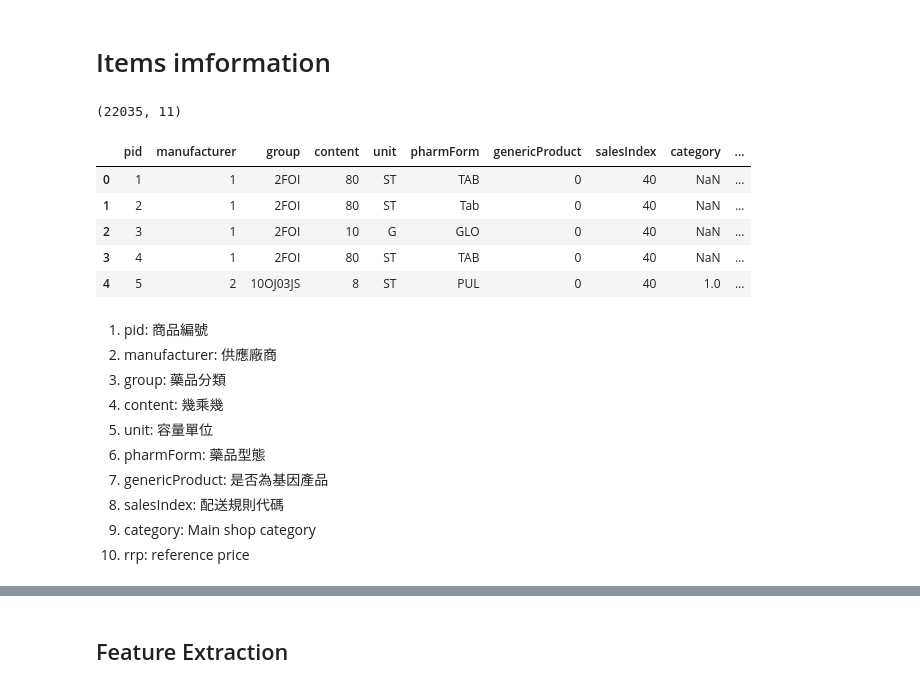
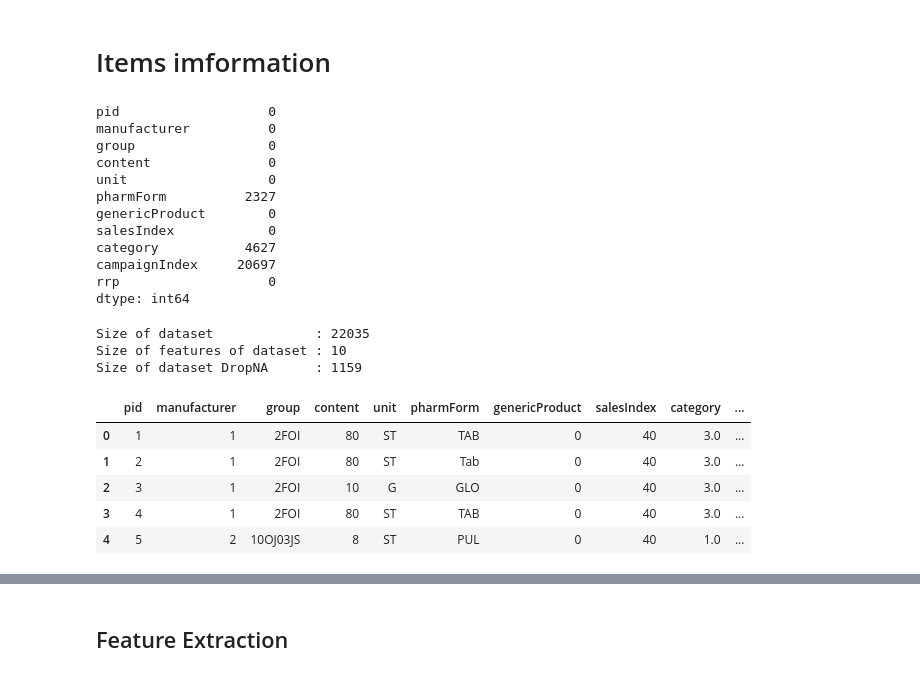
Before and after one commit to t830506/Data_Mining_Cup, a Jupyter notebook: 1. DMC feature extraction and ml.ipynb, the cells around one changed output, grey strips where cells are left out. Drawn from its saved outputs; the diff is of its cells as text; code cells hidden in the pictures.

```diff
--- a/1. DMC feature extraction and ml.ipynb
+++ b/1. DMC feature extraction and ml.ipynb
@@ -23,25 +31,57 @@ di.display_html('<script>jQuery(function() {if (jQuery("body.notebook_app").leng
+# %%
+def missing(df):
+    display(df.isnull().sum())
+    df1 = df.dropna()
+    df = df.drop(["campaignIndex"], axis=1)
+    df.pharmForm = df.pharmForm.fillna( value=df[~(df['pharmForm'].isnull())].pharmForm.mode()[0] )
+    df.category = df.category.fillna( value=df[~(df['category'].isnull())].category.mode()[0] )
+    print('Size of dataset             : %d' % (df.shape[0]))
+    print('Size of features of dataset : %d' % (df.shape[1]))
+    print('Size of dataset DropNA      : %d' % (df1.shape[0]))
+    return df
+
+def preprocesing(df):
+    # 將大小寫統一
+    df.pharmForm = df.pharmForm.str.upper()
+
+    # 處理content的string
+    content = pd.DataFrame(df.content.str.split('X',2).tolist(), columns = ['x','y','z'])
+    content = content.fillna('1')
+    content.x = pd.to_numeric(content.x, errors='coerce')
+    content.y = pd.to_numeric(content.y, errors='coerce')
+    content.z = pd.to_numeric(content.z, errors='coerce')
+    content['Content'] = content.x * content.y * content.z
+    df1 = pd.concat([df, content], axis=1, join_axes=[df.index])
+    df1 = df1.drop(["x","y","z","content"], axis=1)
+
+    # dummies varibles
+    df1 = pd.get_dummies(df1)
+    return df1
 # %% [markdown]
 # Items imformation
 # %%
-df_items0 = pd.read_csv("items.csv", sep = "|")
-print(df_items0.shape)
-df_items0.head()
+df_items = pd.read_csv("items.csv", sep = "|")
+df_items = missing(df_items)
+df_items.head()
 # %% [output]
-(22035, 11)
+pid                   0
+manufacturer          0
+group                 0
+content               0
+unit                  0
+pharmForm          2327
+genericProduct        0
+salesIndex            0
+category           4627
+campaignIndex     20697
+rrp                   0
+dtype: int64
+Size of dataset             : 22035
+Size of features of dataset : 10
+Size of dataset DropNA      : 1159
 |  | pid | manufacturer | group | content | unit | pharmForm | genericProduct | salesIndex | category | ... |
-| 0 | 1 | 1 | 2FOI | 80 | ST | TAB | 0 | 40 | NaN | ... |
-| 1 | 2 | 1 | 2FOI | 80 | ST | Tab | 0 | 40 | NaN | ... |
-| 2 | 3 | 1 | 2FOI | 10 | G | GLO | 0 | 40 | NaN | ... |
-| 3 | 4 | 1 | 2FOI | 80 | ST | TAB | 0 | 40 | NaN | ... |
+| 0 | 1 | 1 | 2FOI | 80 | ST | TAB | 0 | 40 | 3.0 | ... |
+| 1 | 2 | 1 | 2FOI | 80 | ST | Tab | 0 | 40 | 3.0 | ... |
+| 2 | 3 | 1 | 2FOI | 10 | G | GLO | 0 | 40 | 3.0 | ... |
+| 3 | 4 | 1 | 2FOI | 80 | ST | TAB | 0 | 40 | 3.0 | ... |
 | 4 | 5 | 2 | 10OJ03JS | 8 | ST | PUL | 0 | 40 | 1.0 | ... |
-# %% [markdown]
-1. pid: 商品編號
-2. manufacturer: 供應廠商
-3. group: 藥品分類
-4. content: 幾乘幾
-5. unit: 容量單位
-6. pharmForm: 藥品型態
-7. genericProduct: 是否為基因產品
-8. salesIndex: 配送規則代碼
-9. category: Main shop category
-10. rrp: reference price
```
Also changed, not shown: parts of 12 cells of this notebook, 4 other files.
